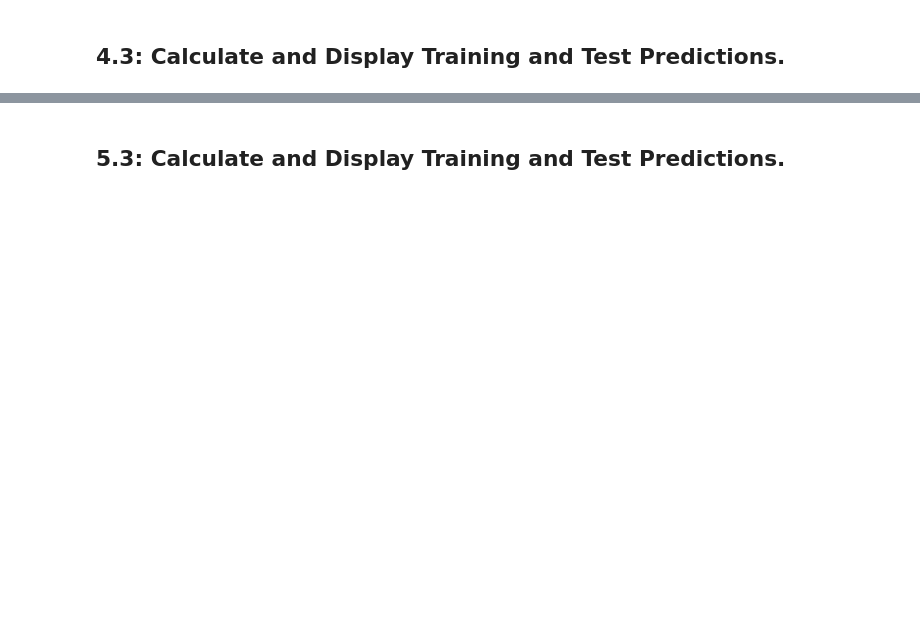
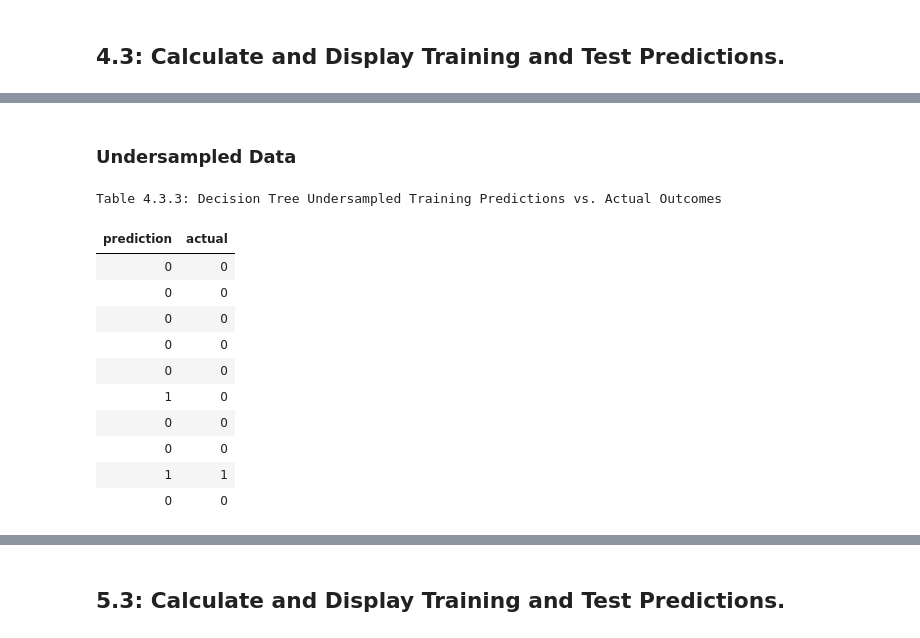
Before and after one commit to njgeorge000158/Spam-Detection-with-Supervised-Machine-Learning-Models, a Jupyter notebook: spam_detector.ipynb, the cells around one changed output, grey strips where cells are left out. Saved outputs shown, nothing was run; the diff lists cells and outputs as text; code cells hidden in the pictures; blank space fills up the shorter version.

```diff
--- a/spam_detector.ipynb
+++ b/spam_detector.ipynb
@@ -705,0 +888,2 @@ The support vector machine model score from normalized test data is 92.53%
+# %% [markdown]
+### **Undersampled Data**
@@ -705,0 +898,17 @@ The support vector machine model score from normalized test data is 92.53%
+# %%
+pandas_processx.return_formatted_table \
+    (dt_train_undersampled_predictions_dataframe,
+     'Table 4.3.3: Decision Tree Undersampled Training Predictions vs. Actual Outcomes')
+# %% [output]
+Table 4.3.3: Decision Tree Undersampled Training Predictions vs. Actual Outcomes
+| prediction | actual |
+| 0 | 0 |
+| 0 | 0 |
+| 0 | 0 |
+| 0 | 0 |
+| 0 | 0 |
+| 1 | 0 |
+| 0 | 0 |
+| 0 | 0 |
+| 1 | 1 |
+| 0 | 0 |
```
Also changed, not shown: parts of 535 cells of this notebook.
